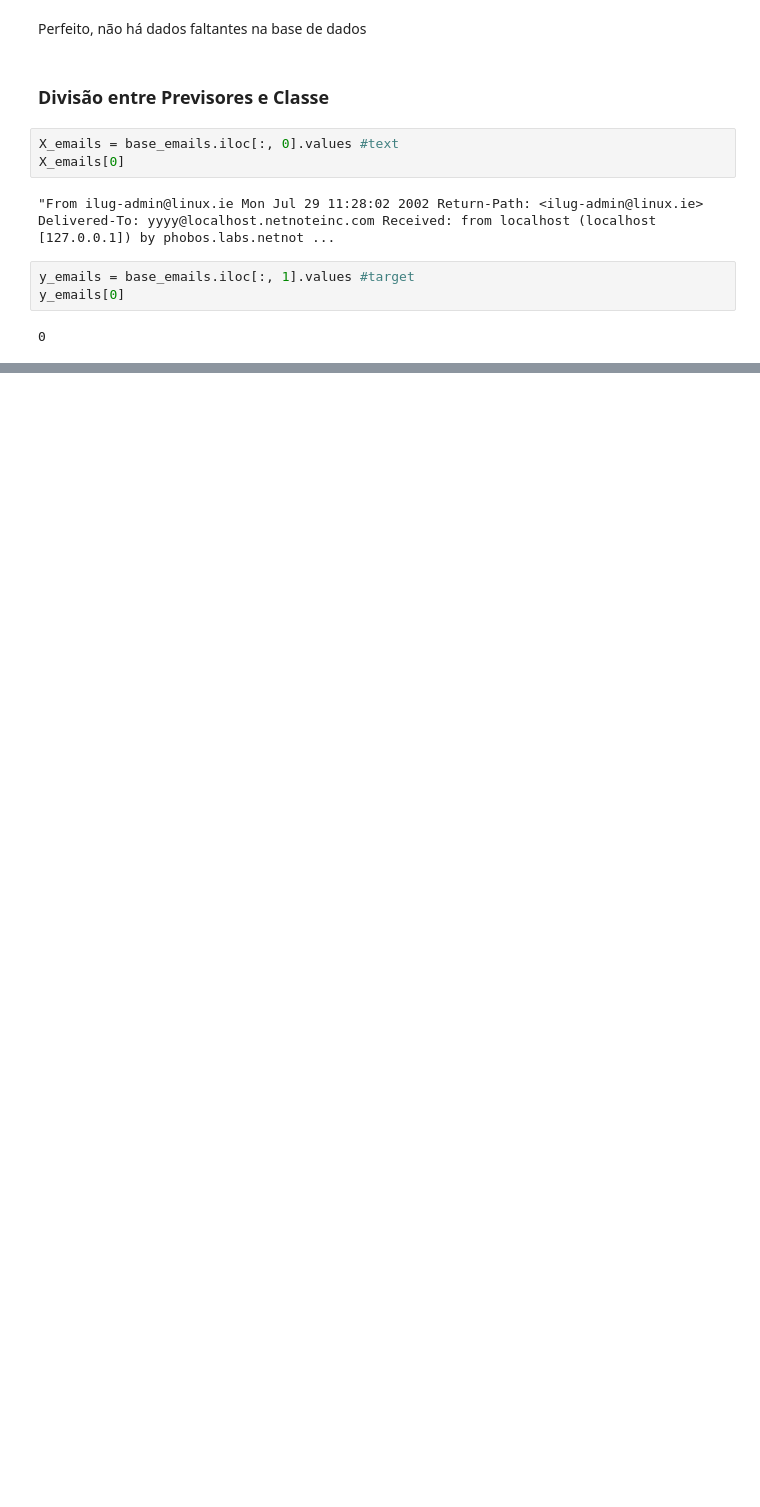
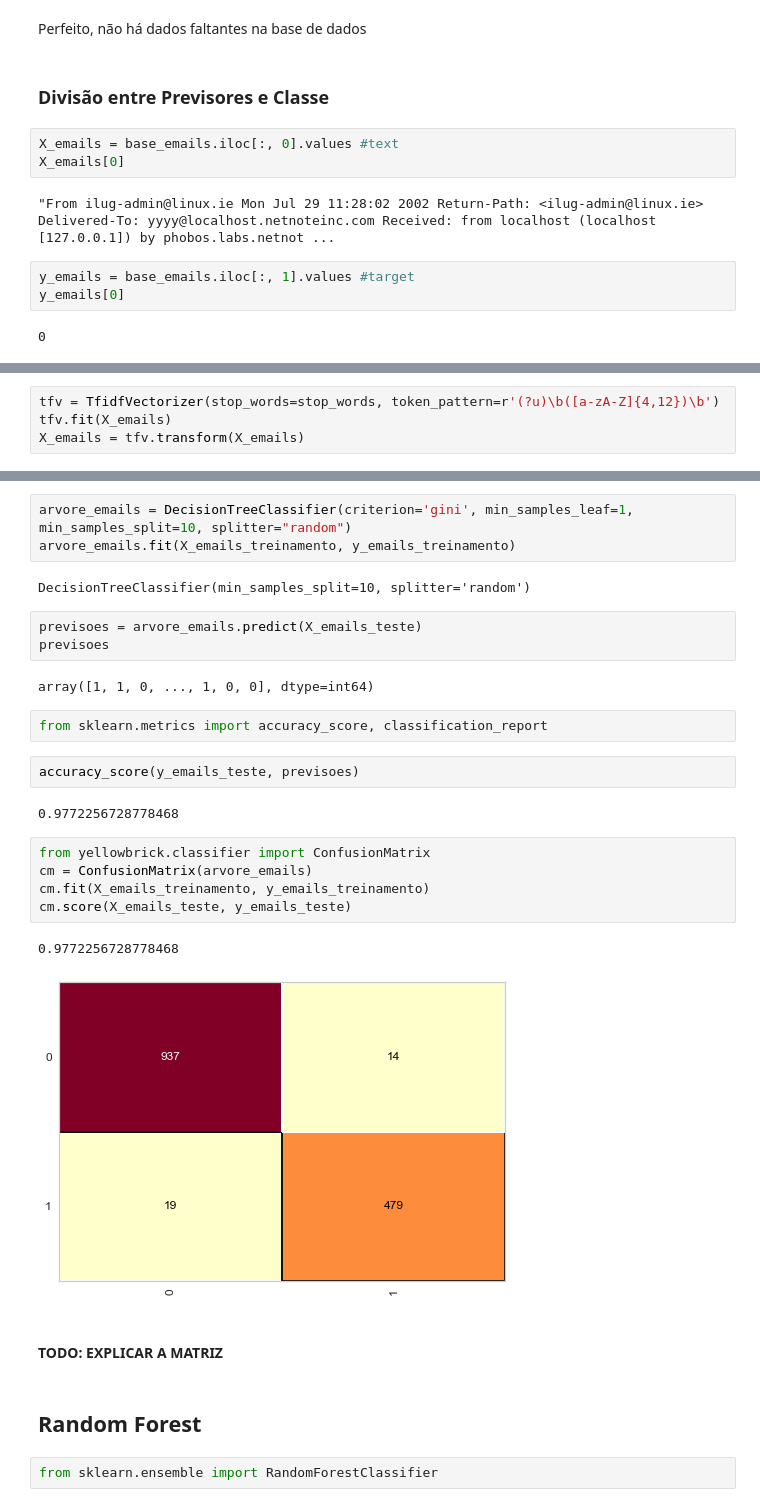
Before and after one commit to FabricioVenturim/Email-Spam-Classification, a Jupyter notebook: Email Classification.ipynb, the cells around one changed output, grey strips where cells are left out. Drawn from its saved outputs; the diff is of its cells as text; blank space fills up the shorter version.

```diff
--- a/Email Classification.ipynb
+++ b/Email Classification.ipynb
@@ -141,0 +118,4 @@ X_emails_treinamento = tfv.transform(X_emails_treinamento)
+# %%
+tfv = TfidfVectorizer(stop_words=stop_words, token_pattern=r'(?u)\b([a-zA-Z]{4,12})\b')
+tfv.fit(X_emails)
+X_emails = tfv.transform(X_emails)
@@ -141,0 +170,30 @@ X_emails_treinamento = tfv.transform(X_emails_treinamento)
+# %%
+arvore_emails = DecisionTreeClassifier(criterion='gini', min_samples_leaf=1, min_samples_split=10, splitter="random")
+arvore_emails.fit(X_emails_treinamento, y_emails_treinamento)
+# %% [output]
+DecisionTreeClassifier(min_samples_split=10, splitter='random')
+# %%
+previsoes = arvore_emails.predict(X_emails_teste)
+previsoes
+# %% [output]
+array([1, 1, 0, ..., 1, 0, 0], dtype=int64)
+# %%
+from sklearn.metrics import accuracy_score, classification_report
+# %%
+accuracy_score(y_emails_teste, previsoes)
+# %% [output]
+0.9772256728778468
+# %%
+from yellowbrick.classifier import ConfusionMatrix
+cm = ConfusionMatrix(arvore_emails)
+cm.fit(X_emails_treinamento, y_emails_treinamento)
+cm.score(X_emails_teste, y_emails_teste)
+# %% [output]
+0.9772256728778468
+[figure, added]
+# %% [markdown]
+#### TODO: EXPLICAR A MATRIZ
+# %% [markdown]
+## Random Forest
+# %%
+from sklearn.ensemble import RandomForestClassifier
```
Also changed, not shown: parts of 44 cells of this notebook.
